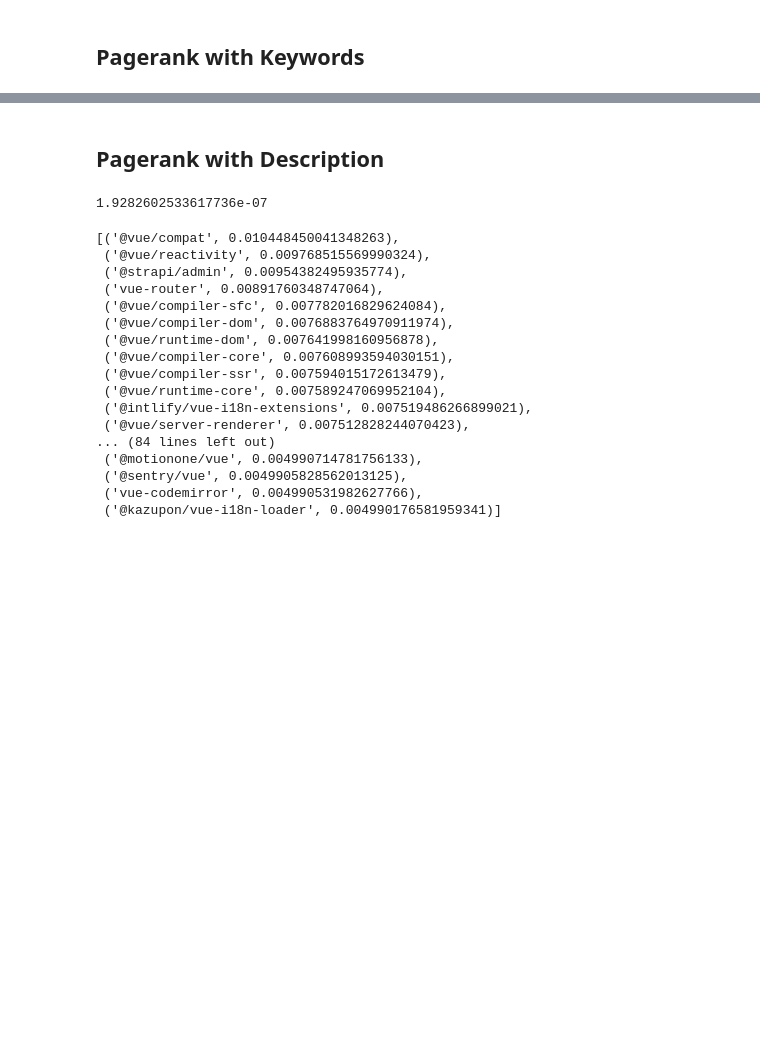
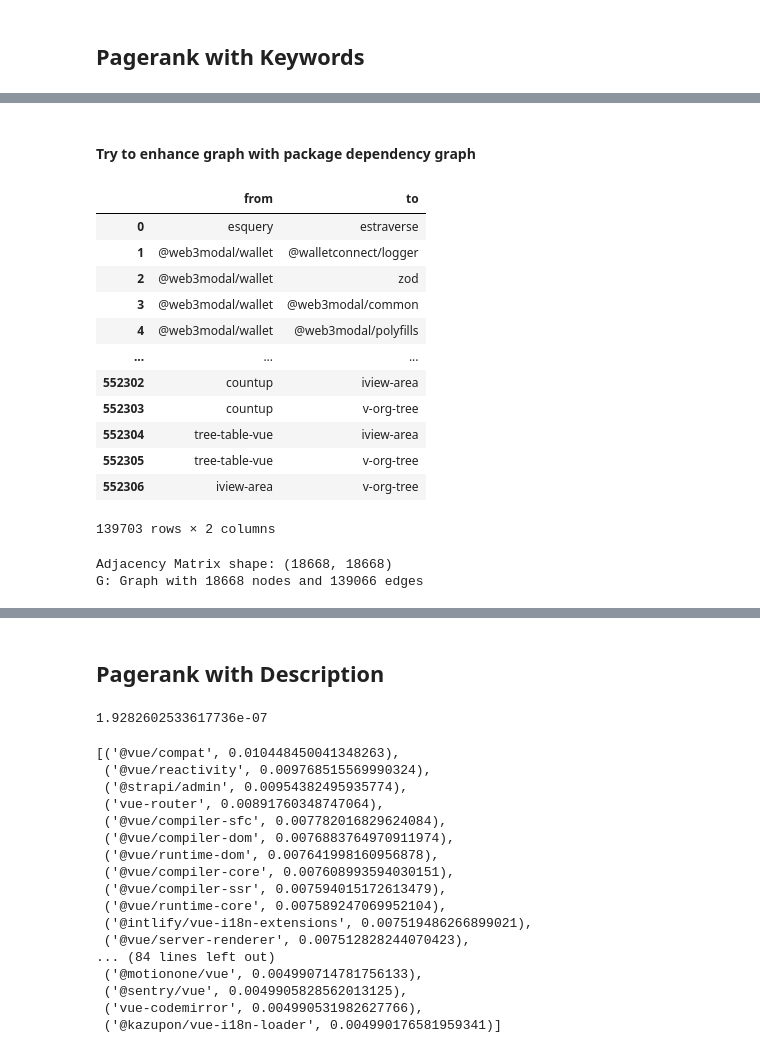
Before and after one commit to rahul0299/graphml-package-dependency-recommendation, a Jupyter notebook: dataset_builder.ipynb, the cells around one changed output, grey strips where cells are left out. Cells and saved outputs as stored; diff of their text form; code cells hidden in the pictures; blank space fills up the shorter version.

Commit message:
pagerank enhancements

```diff
--- a/dataset_builder.ipynb
+++ b/dataset_builder.ipynb
@@ -806,0 +802,30 @@ test_pagerank("vue-element-admin", [
+# %% [markdown]
+#### Try to enhance graph with package dependency graph
+# %%
+dep_df = dep_df.rename(columns={"package": "from", "dependency": "to"})
+# %%
+combined_df = pd.concat([dep_df, edge_df]).drop_duplicates()
+combined_df = combined_df.dropna()
+combined_df
+# %% [output]
+|  | from | to |
+| 0 | esquery | estraverse |
+| 1 | @web3modal/wallet | @walletconnect/logger |
+| 2 | @web3modal/wallet | zod |
+| 3 | @web3modal/wallet | @web3modal/common |
+| 4 | @web3modal/wallet | @web3modal/polyfills |
+| ... | ... | ... |
+| 552302 | countup | iview-area |
+| 552303 | countup | v-org-tree |
+| 552304 | tree-table-vue | iview-area |
+| 552305 | tree-table-vue | v-org-tree |
+| 552306 | iview-area | v-org-tree |
+139703 rows × 2 columns
+# %%
+G = nx.from_pandas_edgelist(combined_df, source='from', target='to', create_using=nx.Graph)
+adj_matrix_sparse = csr_matrix(nx.adjacency_matrix(G))
+print("Adjacency Matrix shape:", adj_matrix_sparse.shape)
+print("G:", G)
+# %% [output]
+Adjacency Matrix shape: (18668, 18668)
+G: Graph with 18668 nodes and 139066 edges
```
Also changed, not shown: parts of 54 cells of this notebook, 4 other files.
